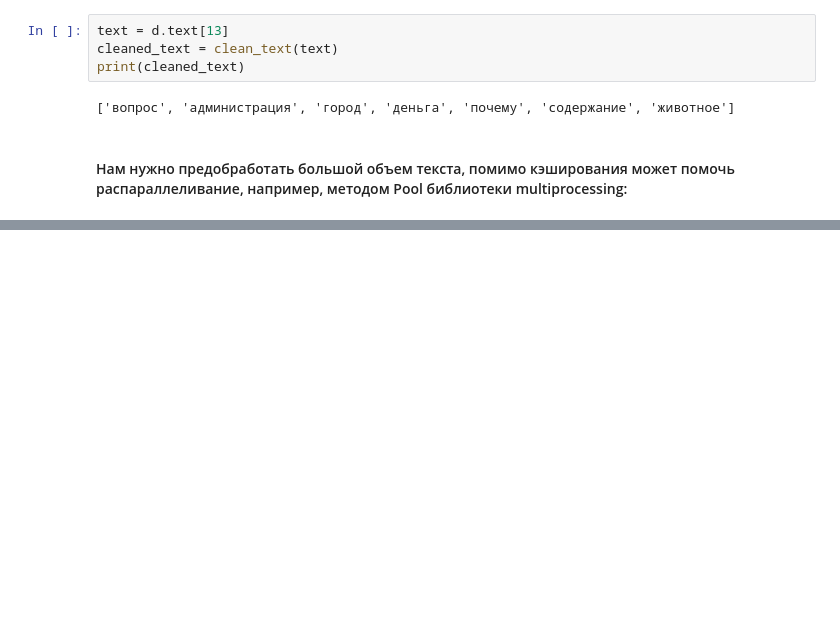
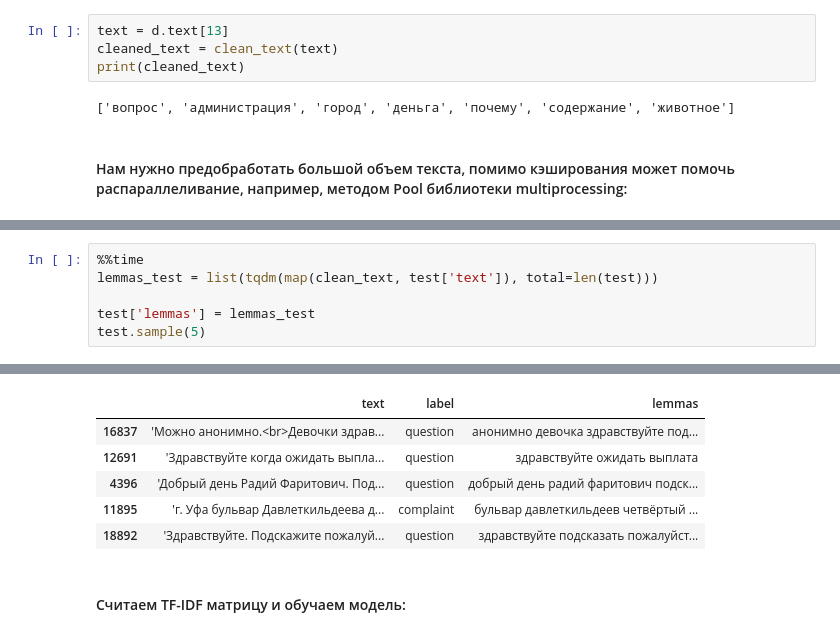
Before and after one commit to ybezginova2016/NLP_GovComplaintQuestionClassification, a Jupyter notebook: main.ipynb, the cells around one changed output, grey strips where cells are left out. Saved outputs shown, nothing was run; the diff lists cells and outputs as text; blank space fills up the shorter version.

```diff
--- a/main.ipynb
+++ b/main.ipynb
@@ -307,0 +626,7 @@ d.sample(5)
+# %%
+%%time
+lemmas_test = list(tqdm(map(clean_text, test['text']), total=len(test)))
+
+test['lemmas'] = lemmas_test
+test.sample(5)
+# %% [output]
@@ -307,0 +635,8 @@ d.sample(5)
+|  | text | label | lemmas |
+| 16837 | 'Можно анонимно.<br>Девочки здрав... | question | анонимно девочка здравствуйте под... |
+| 12691 | 'Здравствуйте когда ожидать выпла... | question | здравствуйте ожидать выплата |
+| 4396 | 'Добрый день Радий Фаритович. Под... | question | добрый день радий фаритович подск... |
+| 11895 | 'г. Уфа бульвар Давлеткильдеева д... | complaint | бульвар давлеткильдеев четвёртый ... |
+| 18892 | 'Здравствуйте. Подскажите пожалуй... | question | здравствуйте подсказать пожалуйст... |
+# %% [markdown]
+#### Считаем TF-IDF матрицу и обучаем модель:
```
Also changed, not shown: parts of 61 cells of this notebook.
